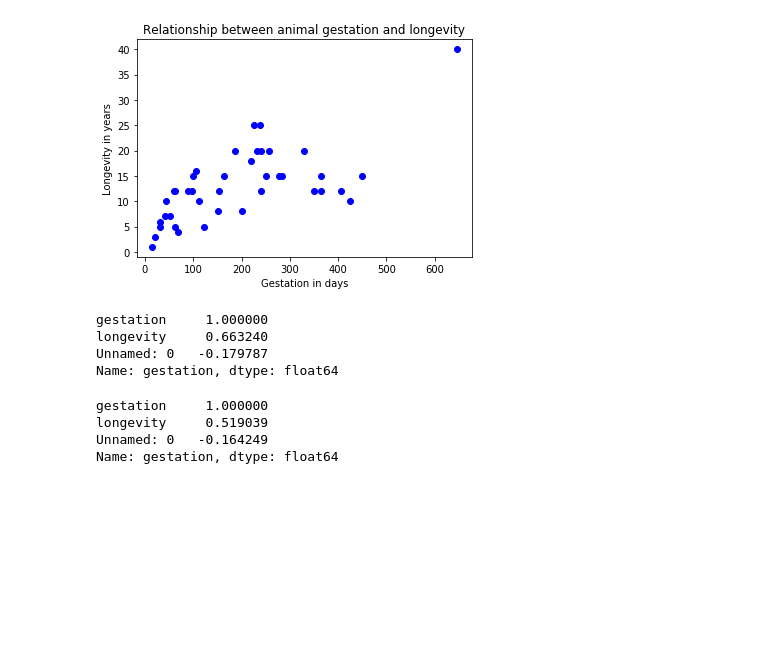
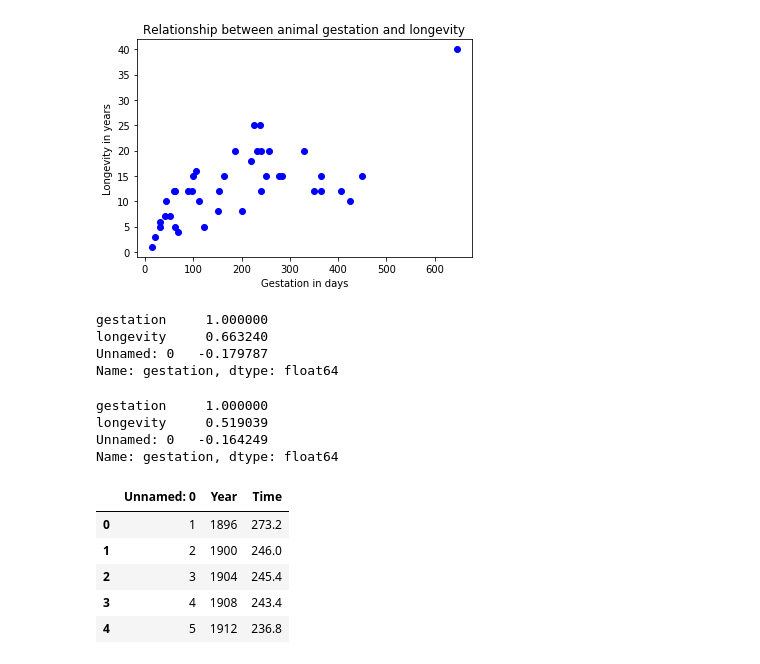
Before and after one commit to uoflCoder/StanfordStats, a Jupyter notebook: Examining Distributions.ipynb, the cells around one changed output. Cells and saved outputs as stored; diff of their text form; code cells hidden in the pictures; blank space fills up the shorter version.

```diff
--- a/Examining Distributions.ipynb
+++ b/Examining Distributions.ipynb
@@ -297,3 +298,15 @@ gestation     1.000000
 longevity     0.519039
 Unnamed: 0   -0.164249
 Name: gestation, dtype: float64
+# %%
+from scipy.stats import linregress
+import pandas as pd
+olympicsData = pd.read_csv('OlympicsData.csv')
+olympicsData.head()
+# %% [output]
+|  | Unnamed: 0 | Year | Time |
+| 0 | 1 | 1896 | 273.2 |
+| 1 | 2 | 1900 | 246.0 |
+| 2 | 3 | 1904 | 245.4 |
+| 3 | 4 | 1908 | 243.4 |
+| 4 | 5 | 1912 | 236.8 |
```
Also changed, not shown: parts of 7 cells of this notebook, 1 other file.
